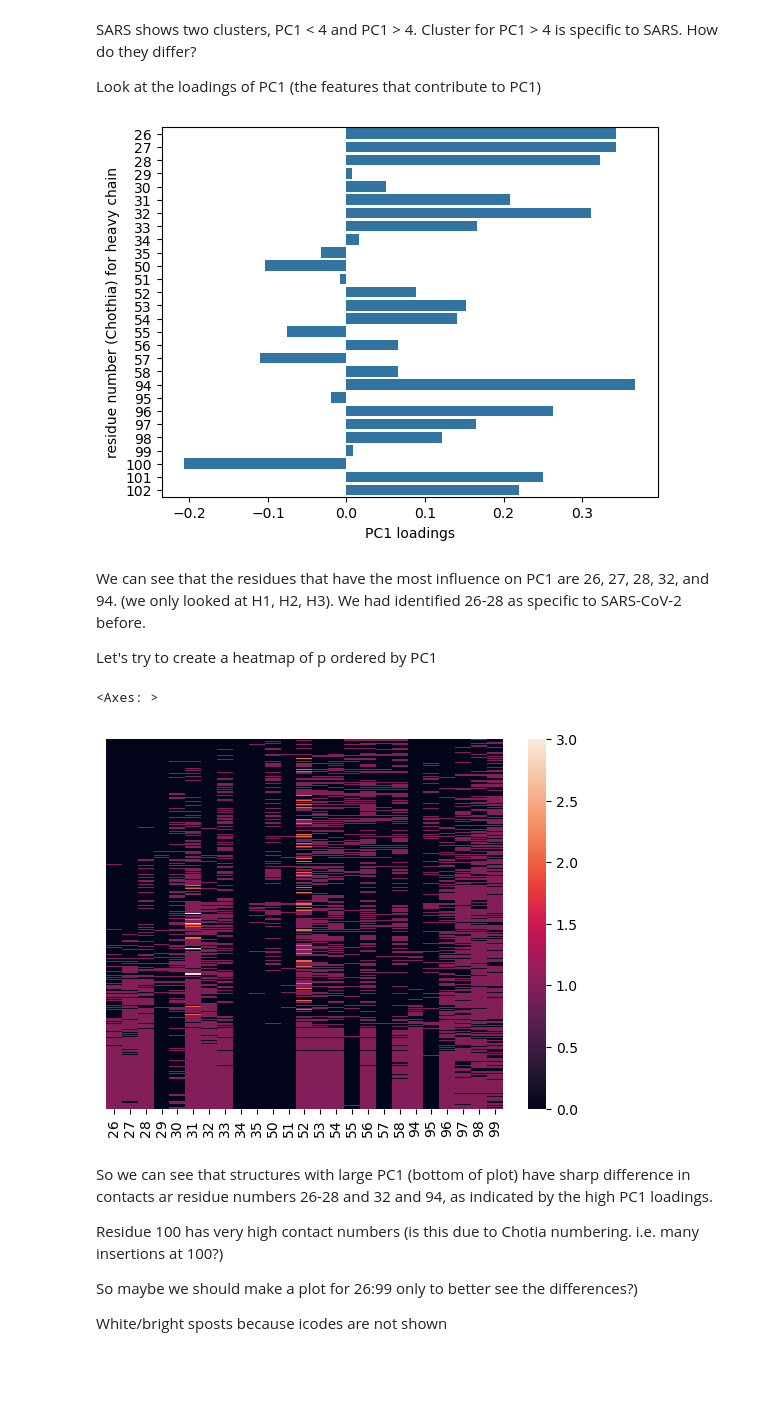
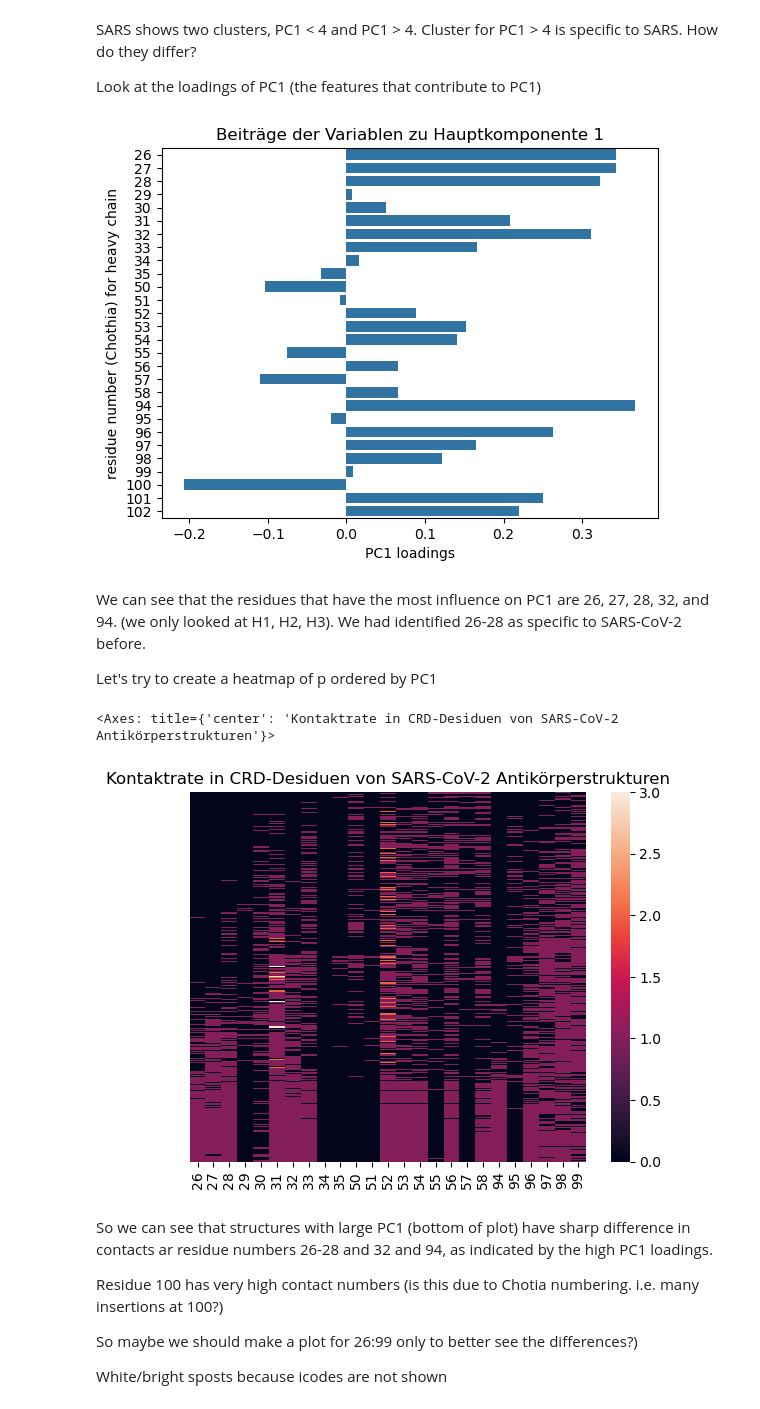
Before and after one commit to datascience-2025-group4/group04-team02, a Jupyter notebook: dataanalysis/03_contacts/02_analyze_contacts.ipynb, the cells around one changed output. Cells and saved outputs as stored; diff of their text form; code cells hidden in the pictures; blank space fills up the shorter version.

```diff
--- a/dataanalysis/03_contacts/02_analyze_contacts.ipynb
+++ b/dataanalysis/03_contacts/02_analyze_contacts.ipynb
@@ -513,12 +516,13 @@ Look at the loadings of PC1 (the features that contribute to PC1)
 # %%
 colour = {"red"}
 pc1_loadings = pd.Series(pca.components_[0], index = p.columns)
 sns.barplot(pc1_loadings, orient="y")
 plt.ylabel("residue number (Chothia) for heavy chain")
 plt.xlabel("PC1 loadings")
+plt.title("Beiträge der Variablen zu Hauptkomponente 1")
 plt.show()
 # %% [output]
-[figure, old version]
+[figure, new version]
 # %% [markdown]
 We can see that the residues that have the most influence on PC1 are 26, 27, 28, 32, and 94. (we only looked at H1, H2, H3). We had identified 26-28 as specific to SARS-CoV-2 before.
 
@@ -530,10 +534,11 @@ tmp = (p
  .merge(df_pca.get(["pdb_id", "PC1"]), how = "inner", on = "pdb_id")
  .sort_values("PC1"))
 
+plt.title("Kontaktrate in CRD-Desiduen von SARS-CoV-2 Antikörperstrukturen")
 sns.heatmap(tmp.loc[:,26:99], yticklabels = False)
 # %% [output]
-<Axes: >
+<Axes: title={'center': 'Kontaktrate in CRD-Desiduen von SARS-CoV-2 Antikörperstrukturen'}>
-[figure, old version]
+[figure, new version]
 # %% [markdown]
 So we can see that structures with large PC1 (bottom of plot) have sharp difference in contacts ar residue numbers  26-28 and 32 and 94, as indicated by the high PC1 loadings.
 
```
Also changed, not shown: parts of 8 cells of this notebook, 5 other files.
